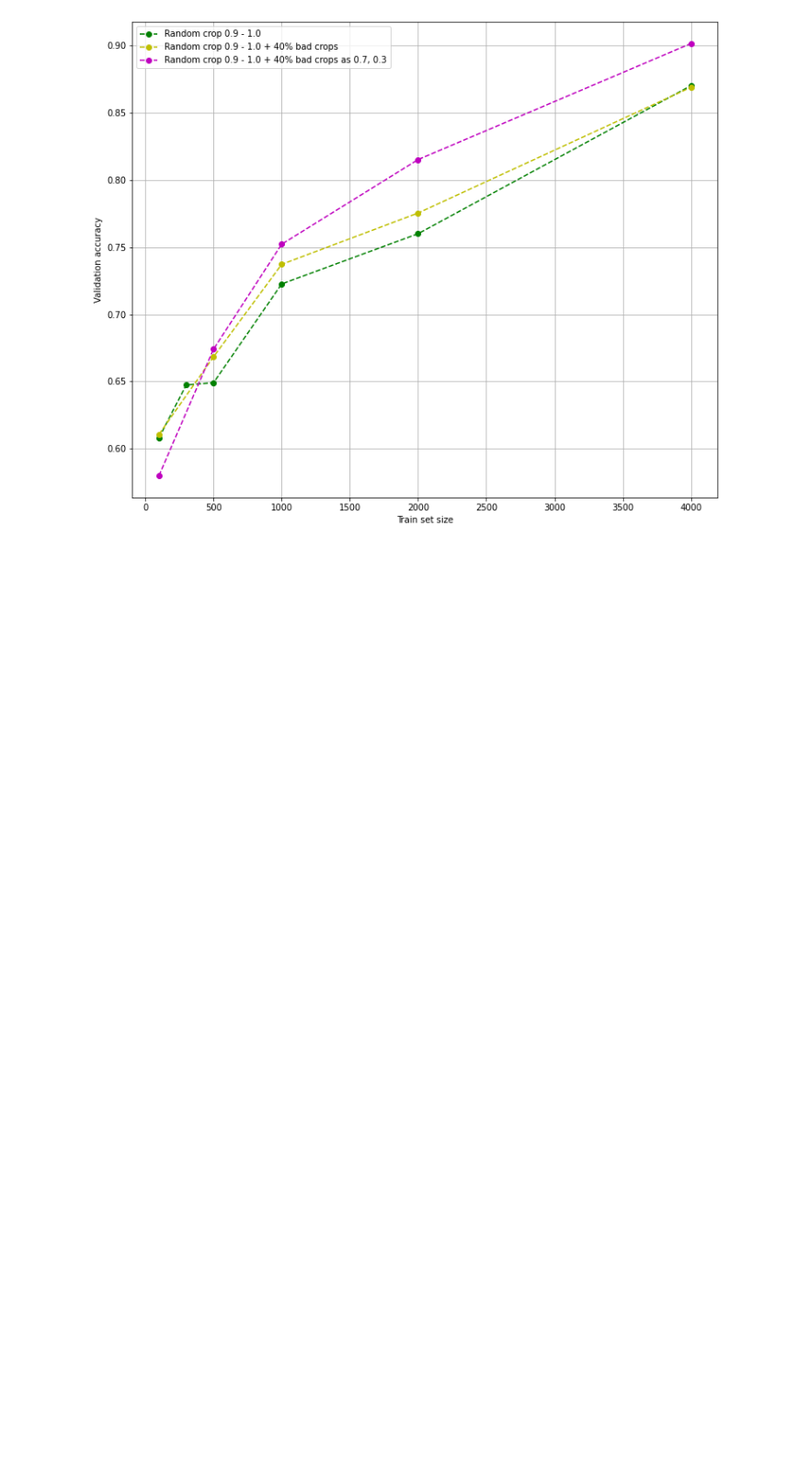
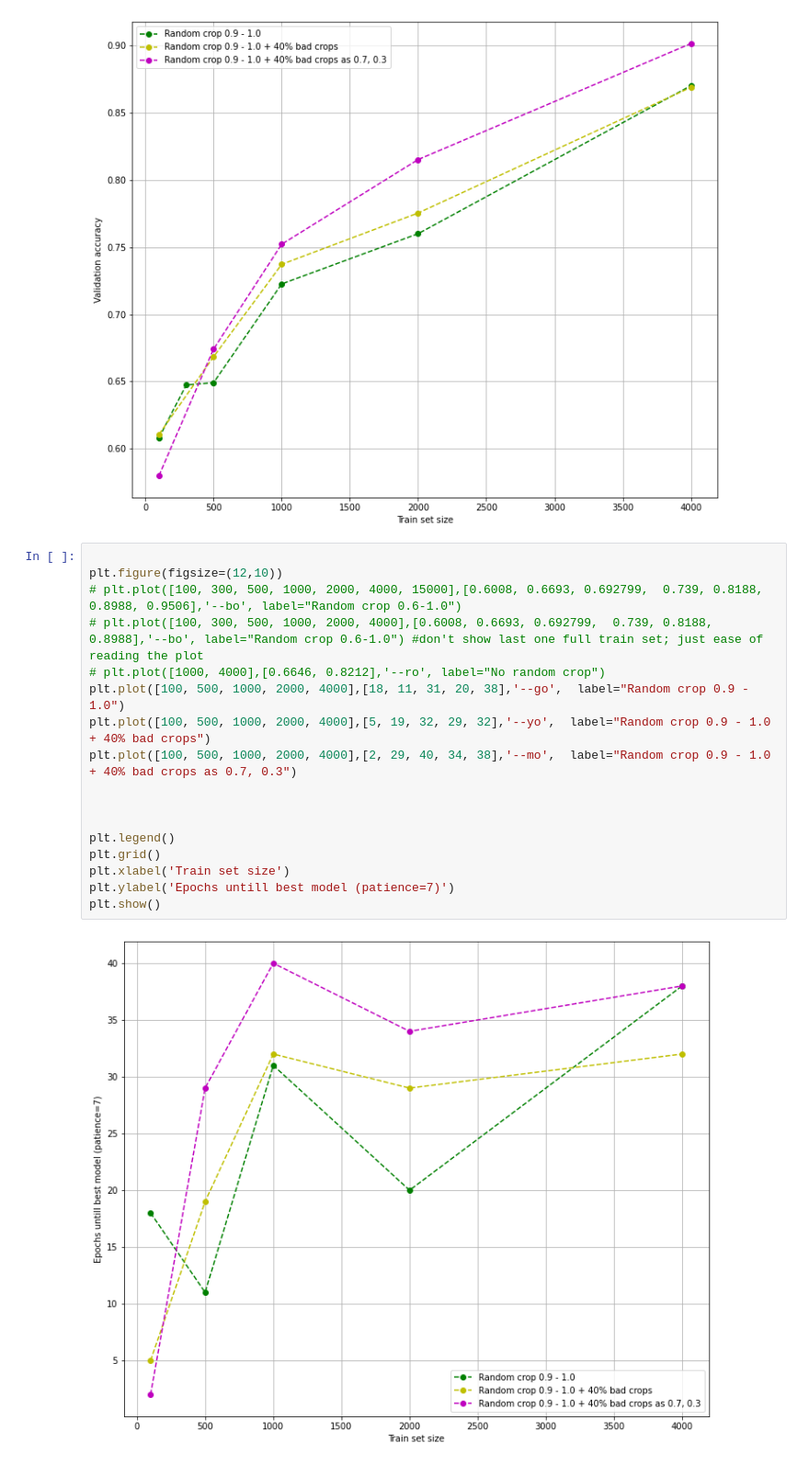
Before and after one commit to Huxwell/ColabNNs, a Jupyter notebook: cats_n_dogs_results_pynb.ipynb, the cells around one changed output. Shown at 92% size. Cells and saved outputs as stored; diff of their text form; blank space fills up the shorter version.

Commit message:
Checked how much epochs before overfitting

```diff
--- a/cats_n_dogs_results_pynb.ipynb
+++ b/cats_n_dogs_results_pynb.ipynb
@@ -19,3 +19,22 @@ plt.ylabel('Validation accuracy')
 plt.show()
 # %% [output]
 [figure]
+# %%
+
+plt.figure(figsize=(12,10))
+# plt.plot([100, 300, 500, 1000, 2000, 4000, 15000],[0.6008, 0.6693, 0.692799,  0.739, 0.8188, 0.8988, 0.9506],'--bo', label="Random crop 0.6-1.0")
+# plt.plot([100, 300, 500, 1000, 2000, 4000],[0.6008, 0.6693, 0.692799,  0.739, 0.8188, 0.8988],'--bo', label="Random crop 0.6-1.0") #don't show last one full train set; just ease of reading the plot
+# plt.plot([1000, 4000],[0.6646, 0.8212],'--ro', label="No random crop")
+plt.plot([100, 500, 1000, 2000, 4000],[18, 11, 31, 20, 38],'--go',  label="Random crop 0.9 - 1.0")
+plt.plot([100, 500, 1000, 2000, 4000],[5, 19, 32, 29, 32],'--yo',  label="Random crop 0.9 - 1.0 + 40% bad crops")
+plt.plot([100, 500, 1000, 2000, 4000],[2, 29, 40, 34, 38],'--mo',  label="Random crop 0.9 - 1.0 + 40% bad crops as 0.7, 0.3")
+
+
+
+plt.legend()
+plt.grid()
+plt.xlabel('Train set size')
+plt.ylabel('Epochs untill best model (patience=7)')
+plt.show()
+# %% [output]
+[figure, added]
```
